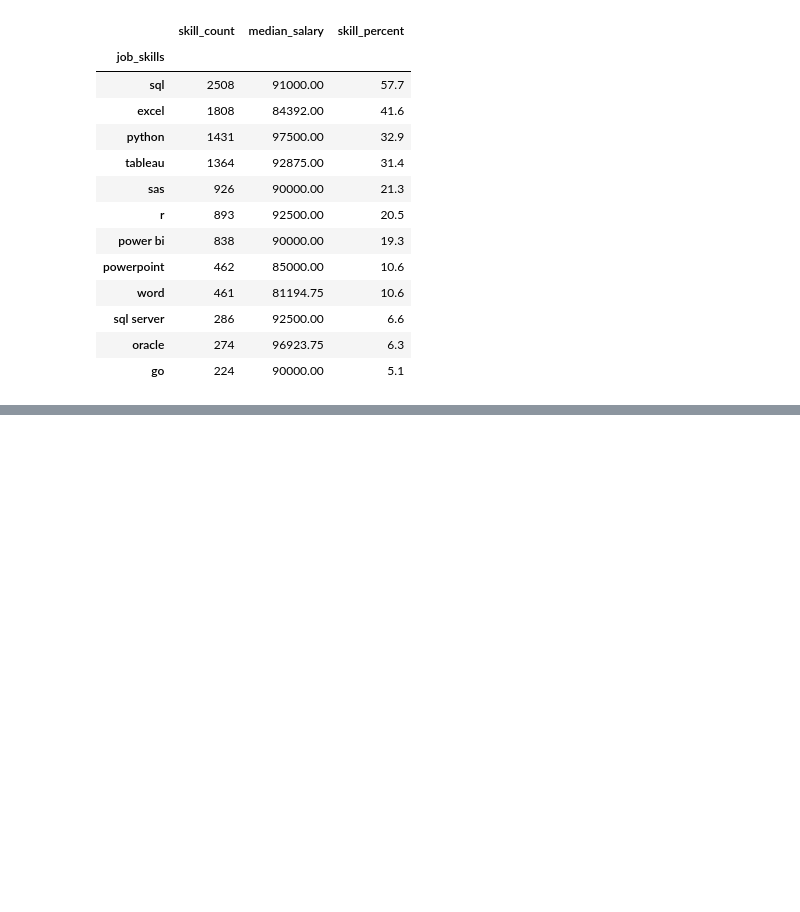
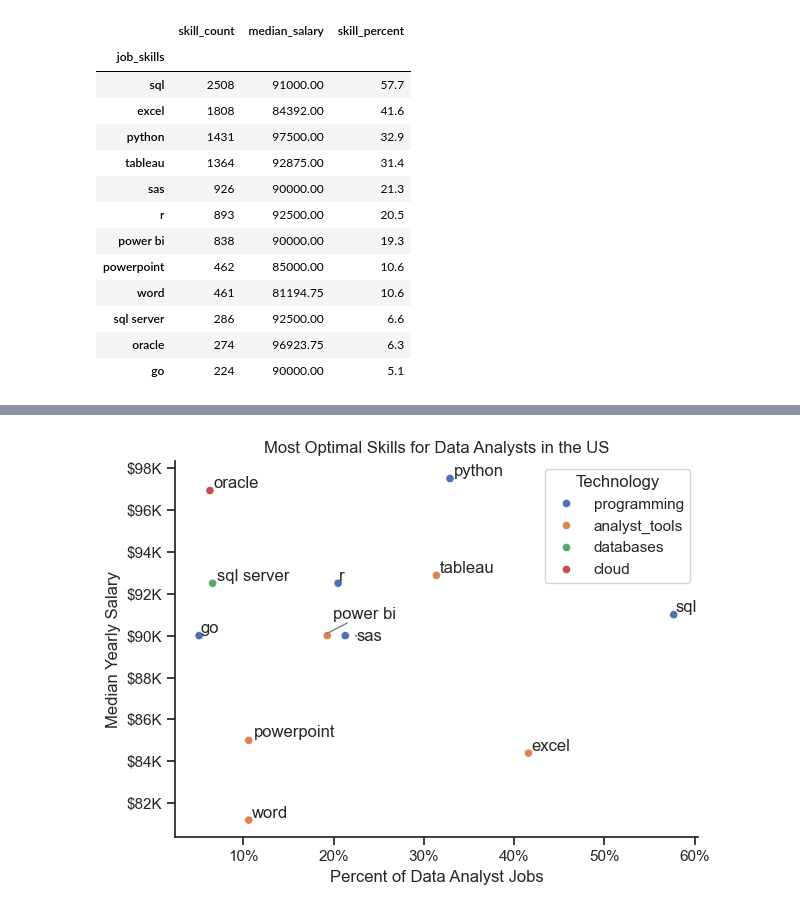
Before and after one commit to Asphyxiela/Python_Data_Project, a Jupyter notebook: 3_Project/5_Optimal_Skills.ipynb, the cells around one changed output, grey strips where cells are left out. Drawn from its saved outputs; the diff is of its cells as text; code cells hidden in the pictures; blank space fills up the shorter version.

```diff
--- a/3_Project/5_Optimal_Skills.ipynb
+++ b/3_Project/5_Optimal_Skills.ipynb
@@ -55,0 +126,7 @@ df_DA_skills_high_demand
+# %%
+# turn dictionary into dataframe
+df_technology = pd.DataFrame(list(technology_dict.items()), columns=['technology', 'skills'])
+
+df_technology = df_technology.explode('skills')
+
+df_technology
@@ -55,0 +147,5 @@ df_DA_skills_high_demand
+# %%
+# merge df_DA_skills and df_technology
+df_DA_skills_tech = df_DA_skills.merge(df_technology, left_on='job_skills', right_on='skills')
+
+df_DA_skills_tech
@@ -55,0 +166,52 @@ df_DA_skills_high_demand
+# %%
+df_DA_skills_tech_high_demand = df_DA_skills_tech[df_DA_skills_tech['skill_percent'] > skill_limit]
+# %%
+sns.scatterplot(
+    data=df_DA_skills_tech_high_demand,
+    x='skill_percent',
+    y='median_salary',
+    hue='technology'
+)
+
+sns.despine()
+sns.set_theme(style='ticks')
+
+# Prepare texts for adjustText
+texts = []
+
+for i, txt in enumerate(df_DA_skills_high_demand.index):
+    if txt == 'power bi':
+        texts.append(plt.text(df_DA_skills_high_demand['skill_percent'].iloc[i] - 0.5,
+                              df_DA_skills_high_demand['median_salary'].iloc[i],
+                              txt))  # Ajusta el valor de +0.5 según necesites
+    elif txt == 'sas':
+        texts.append(plt.text(df_DA_skills_high_demand['skill_percent'].iloc[i] + 1,
+                              df_DA_skills_high_demand['median_salary'].iloc[i],
+                              txt))  # Ajusta el valor de -0.5 según necesites
+    else:
+        texts.append(plt.text(df_DA_skills_high_demand['skill_percent'].iloc[i],
+                              df_DA_skills_high_demand['median_salary'].iloc[i],
+                              txt))
+
+#for i, txt in enumerate(df_DA_skills_high_demand.index):
+#    texts.append(plt.text(df_DA_skills_high_demand['skill_percent'].iloc[i], df_DA_skills_high_demand['median_salary'].iloc[i], txt)) # No me funcionó, SAS y PowerBI quedaban muy juntos.
+
+# Adjust text to avoid overlap
+adjust_text(texts, arrowprops=dict(arrowstyle='->', color='gray'))
+
+# Set axis labels, title, and legend
+plt.xlabel('Percent of Data Analyst Jobs')
+plt.ylabel('Median Yearly Salary')
+plt.title('Most Optimal Skills for Data Analysts in the US')
+plt.legend(title='Technology')
+
+from matplotlib.ticker import PercentFormatter
+ax = plt.gca()
+ax.yaxis.set_major_formatter(plt.FuncFormatter(lambda y, pos: f'${int(y/1000)}K'))
+ax.xaxis.set_major_formatter(PercentFormatter(decimals=0))
+
+# Adjust layout and display plot
+plt.tight_layout()
+plt.show()
+# %% [output]
+[figure, added]
```
Also changed, not shown: parts of 5 cells of this notebook.
